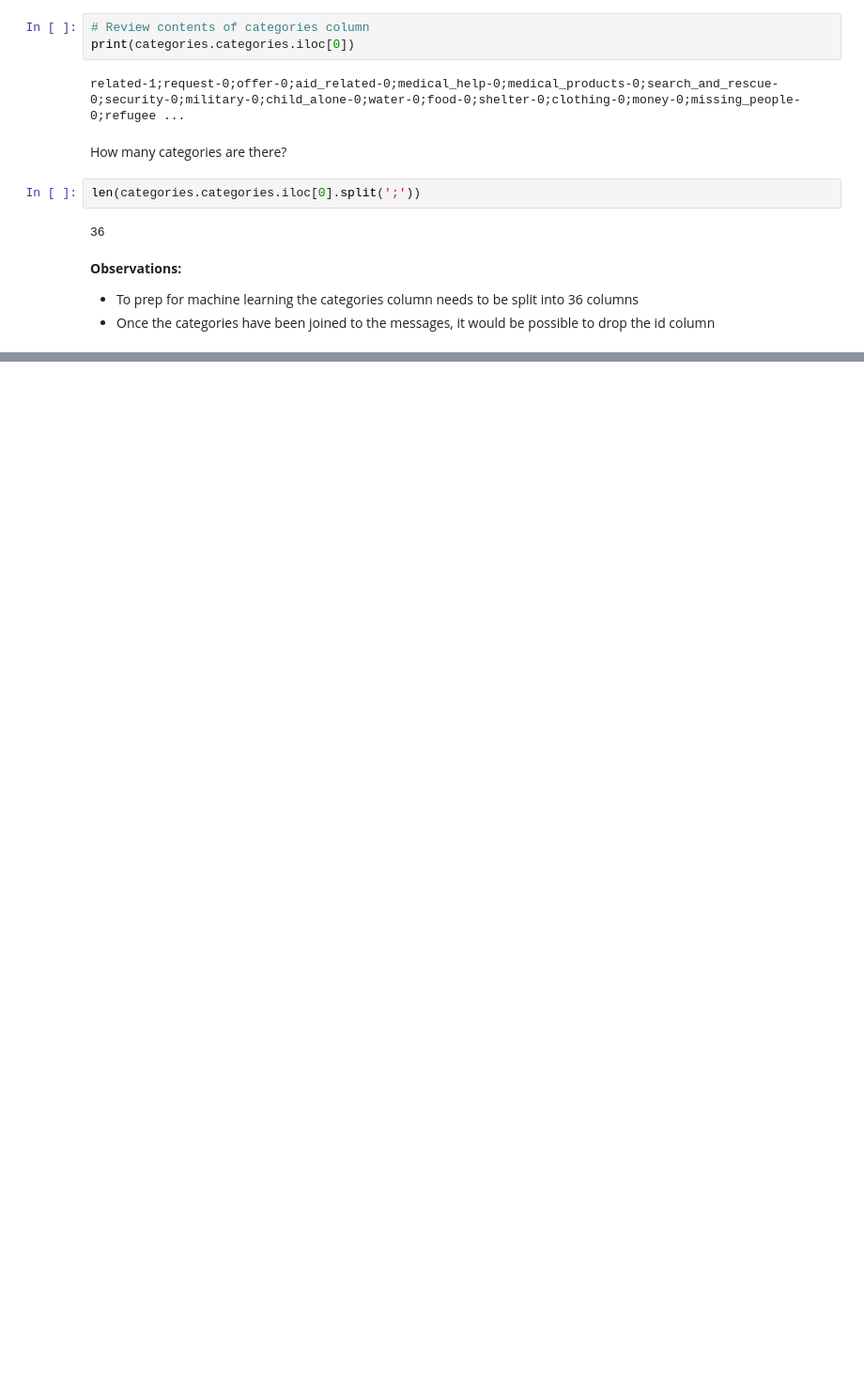
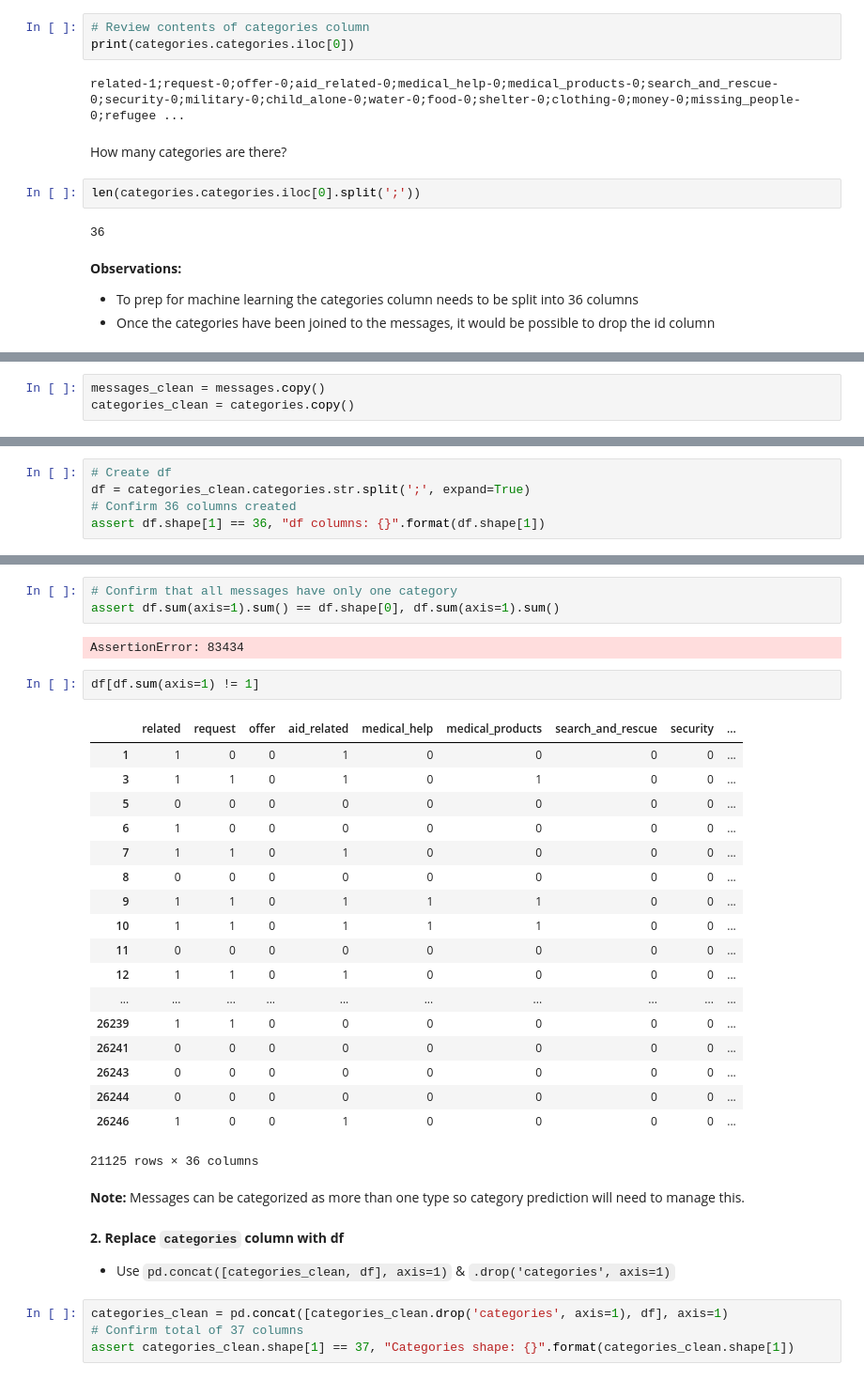
Before and after one commit to rebeccaebarnes/DSND-Project-5, a Jupyter notebook: etl_pipeline.ipynb, the cells around one changed output, grey strips where cells are left out. Shown: that part at 94% size. Cells and saved outputs as stored; diff of their text form; blank space fills up the shorter version.

```diff
--- a/etl_pipeline.ipynb
+++ b/etl_pipeline.ipynb
@@ -57,0 +60,3 @@ len(categories.categories.iloc[0].split(';'))
+# %%
+messages_clean = messages.copy()
+categories_clean = categories.copy()
@@ -57,0 +71,5 @@ len(categories.categories.iloc[0].split(';'))
+# %%
+# Create df
+df = categories_clean.categories.str.split(';', expand=True)
+# Confirm 36 columns created
+assert df.shape[1] == 36, "df columns: {}".format(df.shape[1])
@@ -57,0 +98,35 @@ len(categories.categories.iloc[0].split(';'))
+# %%
+# Confirm that all messages have only one category
+assert df.sum(axis=1).sum() == df.shape[0], df.sum(axis=1).sum()
+# %% [output]
+AssertionError: 83434
+# %%
+df[df.sum(axis=1) != 1]
+# %% [output]
+|  | related | request | offer | aid_related | medical_help | medical_products | search_and_rescue | security | ... |
+| 1 | 1 | 0 | 0 | 1 | 0 | 0 | 0 | 0 | ... |
+| 3 | 1 | 1 | 0 | 1 | 0 | 1 | 0 | 0 | ... |
+| 5 | 0 | 0 | 0 | 0 | 0 | 0 | 0 | 0 | ... |
+| 6 | 1 | 0 | 0 | 0 | 0 | 0 | 0 | 0 | ... |
+| 7 | 1 | 1 | 0 | 1 | 0 | 0 | 0 | 0 | ... |
+| 8 | 0 | 0 | 0 | 0 | 0 | 0 | 0 | 0 | ... |
+| 9 | 1 | 1 | 0 | 1 | 1 | 1 | 0 | 0 | ... |
+| 10 | 1 | 1 | 0 | 1 | 1 | 1 | 0 | 0 | ... |
+| 11 | 0 | 0 | 0 | 0 | 0 | 0 | 0 | 0 | ... |
+| 12 | 1 | 1 | 0 | 1 | 0 | 0 | 0 | 0 | ... |
+| ... | ... | ... | ... | ... | ... | ... | ... | ... | ... |
+| 26239 | 1 | 1 | 0 | 0 | 0 | 0 | 0 | 0 | ... |
+| 26241 | 0 | 0 | 0 | 0 | 0 | 0 | 0 | 0 | ... |
+| 26243 | 0 | 0 | 0 | 0 | 0 | 0 | 0 | 0 | ... |
+| 26244 | 0 | 0 | 0 | 0 | 0 | 0 | 0 | 0 | ... |
+| 26246 | 1 | 0 | 0 | 1 | 0 | 0 | 0 | 0 | ... |
+21125 rows × 36 columns
+# %% [markdown]
+**Note:** Messages can be categorized as more than one type so category prediction will need to manage this.
+# %% [markdown]
+**2. Replace `categories` column with df**
+- Use `pd.concat([categories_clean, df], axis=1)` & `.drop('categories', axis=1)`
+# %%
+categories_clean = pd.concat([categories_clean.drop('categories', axis=1), df], axis=1)
+# Confirm total of 37 columns
+assert categories_clean.shape[1] == 37, "Categories shape: {}".format(categories_clean.shape[1])
```
Also changed, not shown: parts of 16 cells of this notebook.
